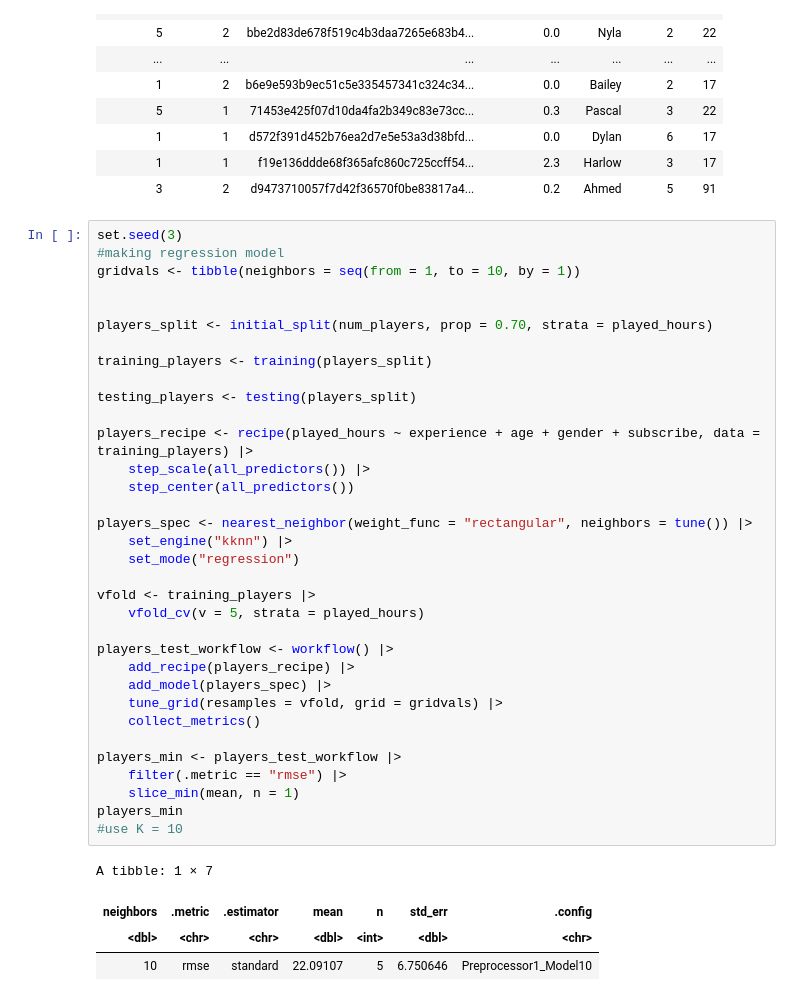
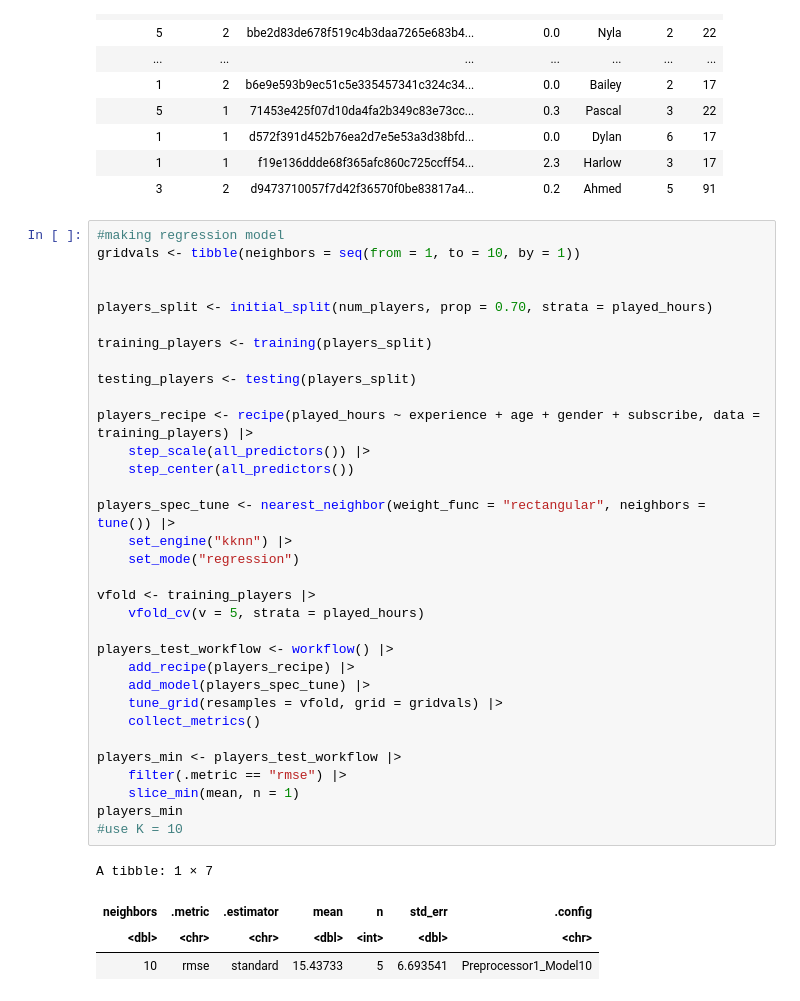
Before and after one commit to leticiascudeller/DSCI-100-proj, a Jupyter notebook: Untitled.ipynb, the cells around one changed output. Cells and saved outputs as stored; diff of their text form.

```diff
--- a/Untitled.ipynb
+++ b/Untitled.ipynb
@@ -92,7 +92,6 @@ A tibble: 196 × 7
 | 1 | 1 | f19e136ddde68f365afc860c725ccff54... | 2.3 | Harlow | 3 | 17 |
 | 3 | 2 | d9473710057f7d42f36570f0be83817a4... | 0.2 | Ahmed | 5 | 91 |
 # %%
-set.seed(3)
 #making regression model
 gridvals <- tibble(neighbors = seq(from = 1, to = 10, by = 1))
 
@@ -100,33 +99,33 @@ gridvals <- tibble(neighbors = seq(from = 1, to = 10, by = 1))
 players_split <- initial_split(num_players, prop = 0.70, strata = played_hours)
 
 training_players <- training(players_split)
 
 testing_players <- testing(players_split)
 
 players_recipe <- recipe(played_hours ~ experience + age + gender + subscribe, data = training_players) |>
     step_scale(all_predictors()) |>
     step_center(all_predictors())
 
-players_spec <- nearest_neighbor(weight_func = "rectangular", neighbors = tune()) |>
+players_spec_tune <- nearest_neighbor(weight_func = "rectangular", neighbors = tune()) |>
     set_engine("kknn") |>
     set_mode("regression")
 
 vfold <- training_players |>
     vfold_cv(v = 5, strata = played_hours)
 
 players_test_workflow <- workflow() |>
     add_recipe(players_recipe) |>
-    add_model(players_spec) |>
+    add_model(players_spec_tune) |>
     tune_grid(resamples = vfold, grid = gridvals) |>
     collect_metrics()
 
 players_min <- players_test_workflow |>
     filter(.metric == "rmse") |>
     slice_min(mean, n = 1)
 players_min
 #use K = 10
 # %% [output]
 A tibble: 1 × 7
 | neighbors | .metric | .estimator | mean | n | std_err | .config |
 | <dbl> | <chr> | <chr> | <dbl> | <int> | <dbl> | <chr> |
-| 10 | rmse | standard | 22.09107 | 5 | 6.750646 | Preprocessor1_Model10 |
+| 10 | rmse | standard | 15.43733 | 5 | 6.693541 | Preprocessor1_Model10 |
```
Also changed, not shown: parts of 1 cell of this notebook.
